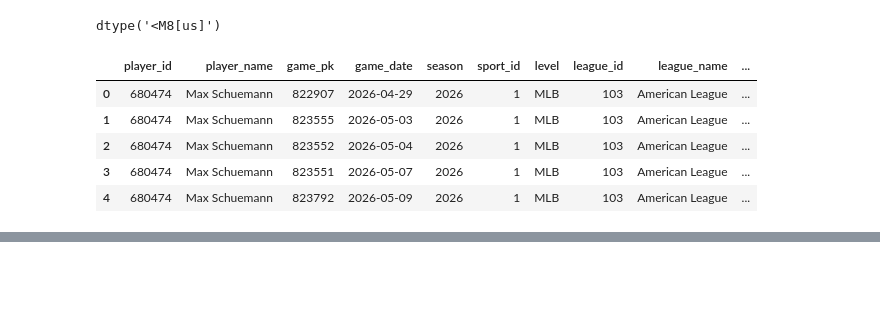
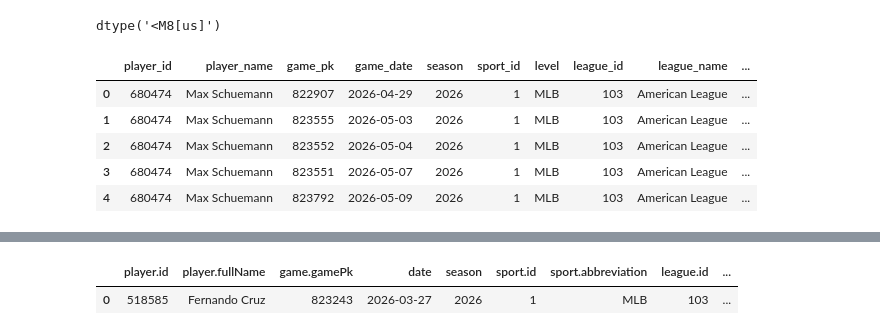
Before and after one commit to andredegregorio/yankees-pipeline, a Jupyter notebook: transform/transform_players.ipynb, the cells around one changed output, grey strips where cells are left out. Cells and saved outputs as stored; diff of their text form; code cells hidden in the pictures; blank space fills up the shorter version.

Commit message:
Transform pitchers

```diff
--- a/transform/transform_players.ipynb
+++ b/transform/transform_players.ipynb
@@ -174,0 +178,10 @@ df['season'] = df['season'].astype(int)
+# %%
+date = "2026-06-02" # Most recent data pull
+prefix = f"raw/game_logs/{date}/"
+
+keys = []
+paginator = s3.get_paginator("list_objects_v2")
+for page in paginator.paginate(Bucket=BUCKET, Prefix=prefix):
+    for obj in page.get("Contents", []):
+        if obj["Key"].endswith("_hitting.json"):
+            keys.append(obj["Key"])
@@ -174,0 +250,9 @@ df['season'] = df['season'].astype(int)
+# %%
+# grab one file to start
+test_pitcher_key = "raw/game_logs/2026-06-02/player_518585_pitching.json"
+obj = s3.get_object(Bucket=BUCKET, Key=test_pitcher_key)
+data = json.loads(obj["Body"].read())
+# %%
+splits = data['stats'][0]['splits']
+df = pd.json_normalize(splits)
+df.columns
@@ -174,0 +277,29 @@ df['season'] = df['season'].astype(int)
+# %%
+cols = [
+    # identity / keys
+    'player.id', 'player.fullName', 'game.gamePk', 'date', 'season',
+    # dimensions
+    'sport.id', 'sport.abbreviation', 'league.id', 'league.name',
+    'team.id', 'team.name', 'opponent.id', 'opponent.name',
+    'gameType', 'isHome', 'game.dayNight',
+    # stats
+    'stat.gamesStarted', 'stat.runs', 'stat.doubles',
+    'stat.triples', 'stat.homeRuns', 'stat.strikeOuts', 'stat.baseOnBalls',
+    'stat.intentionalWalks', 'stat.hits', 'stat.atBats',
+    'stat.caughtStealing', 'stat.stolenBases', 'stat.groundIntoDoublePlay',
+    'stat.numberOfPitches', 'stat.wins',
+    'stat.losses', 'stat.saves', 'stat.saveOpportunities', 'stat.holds',
+    'stat.blownSaves', 'stat.earnedRuns', 'stat.battersFaced',
+    'stat.outs', 'stat.completeGames', 'stat.shutouts',
+    'stat.strikes', 'stat.hitBatsmen',
+    'stat.balks', 'stat.wildPitches', 'stat.pickoffs', 'stat.totalBases',
+    'stat.gamesFinished', 'stat.inheritedRunners',
+    'stat.inheritedRunnersScored',
+    'stat.sacBunts', 'stat.sacFlies',
+    ]
+
+df = df[cols]
+df.head(1)
+# %% [output]
+|  | player.id | player.fullName | game.gamePk | date | season | sport.id | sport.abbreviation | league.id | ... |
+| 0 | 518585 | Fernando Cruz | 823243 | 2026-03-27 | 2026 | 1 | MLB | 103 | ... |
```
Also changed, not shown: parts of 16 cells of this notebook.
